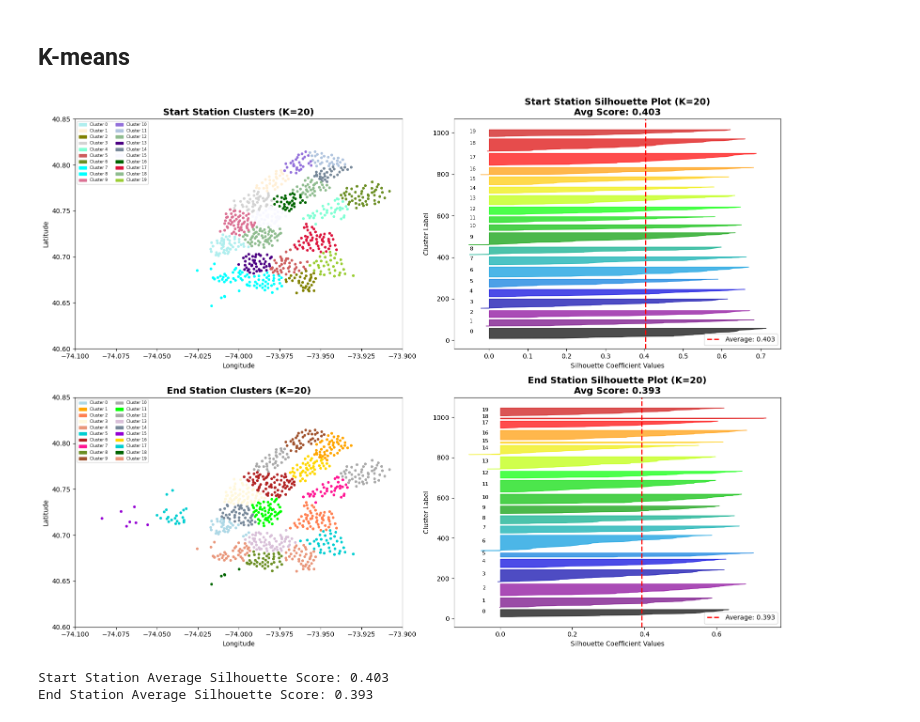
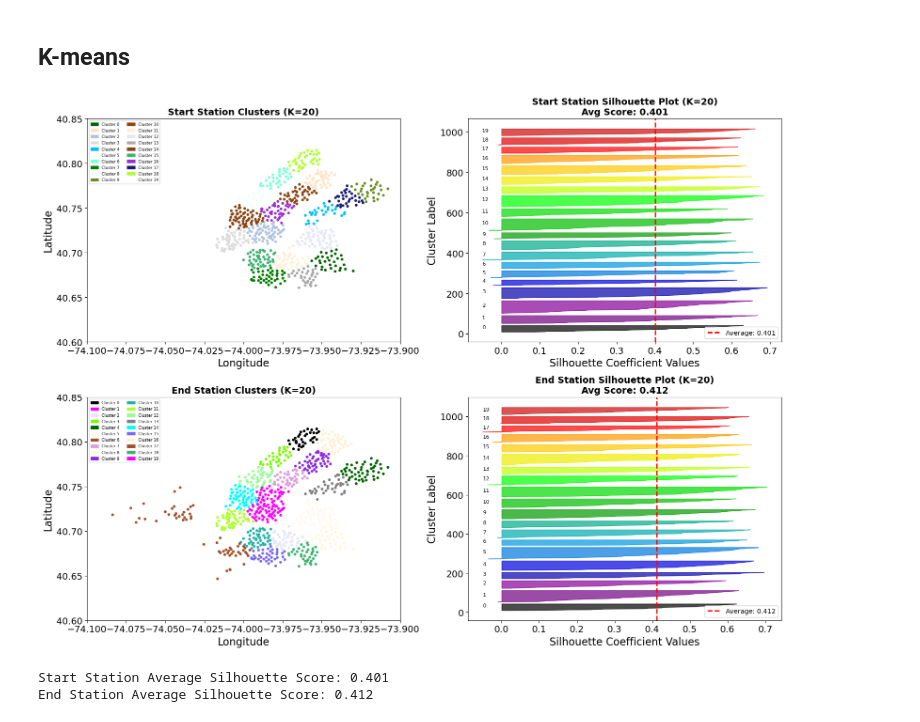
Before and after one commit to katrinemariepedersen/Business_analytics_project, a Jupyter notebook: Load_of_dat.ipynb, the cells around one changed output. Saved outputs shown, nothing was run; the diff lists cells and outputs as text; code cells hidden in the pictures.

```diff
--- a/Load_of_dat.ipynb
+++ b/Load_of_dat.ipynb
@@ -483,15 +436,18 @@ import random
 
 K=20
 
-# Fit K-means for start stations
-k_start=KMeans(K)
-k_start.fit(start_station_df)
+# Initialize K-means models
+k_start=KMeans(K, random_state=42, n_init=30)
+k_end=KMeans(K, random_state=42, n_init=30)
+
+# k_start.fit(start_station_df)
+# k_end.fit(end_station_df)
+
+
+# Fit K-means
 dt_clusters_start=start_station_df.copy()
 dt_clusters_start['cluster']=k_start.fit_predict(start_station_df)
 
-# Fit K-means for end stations
-k_end=KMeans(K)
-k_end.fit(end_station_df)
 dt_clusters_end=end_station_df.copy()
 dt_clusters_end['cluster']=k_end.fit_predict(end_station_df)
 
@@ -585,33 +541,43 @@ ax3.set_ylabel('Latitude')
 legend_patches_end = [Patch(color=cluster_colors_end[i], label=f"Cluster {i}") for i in range(K)]
 ax3.legend(handles=legend_patches_end, loc='upper left', fontsize=6, ncol=2)
 
 # Plot 4: End Station Silhouette Plot
 ax4 = axes[1, 1]
 y_lower = 10
 for i in range(K):
     ith_cluster_silhouette_values = sample_silhouette_values_end[k_end.labels_ == i]
     ith_cluster_silhouette_values.sort()
     size_cluster_i = ith_cluster_silhouette_values.shape[0]
     y_upper = y_lower + size_cluster_i
     color = cm.nipy_spectral(float(i) / K)
     ax4.fill_betweenx(np.arange(y_lower, y_upper), 0, ith_cluster_silhouette_values,
                       facecolor=color, edgecolor=color, alpha=0.7)
     ax4.text(-0.05, y_lower + 0.5 * size_cluster_i, str(i), fontsize=8)
     y_lower = y_upper + 10
 ax4.set_title(f"End Station Silhouette Plot (K={K})\nAvg Score: {silhouette_avg_end:.3f}",
               fontsize=14, fontweight='bold')
 ax4.set_xlabel("Silhouette Coefficient Values")
 ax4.set_ylabel("Cluster Label")
 ax4.axvline(x=silhouette_avg_end, color="red", linestyle="--", linewidth=2,
             label=f"Average: {silhouette_avg_end:.3f}")
 ax4.legend()
 
+label_font_size = 16
+tick_font_size = 14
+legend_font_size = 14
+
+for ax in [ax1, ax2, ax3, ax4]:
+    ax.tick_params(labelsize=tick_font_size)
+    ax.xaxis.label.set_fontsize(label_font_size)
+    ax.yaxis.label.set_fontsize(label_font_size)
+
+
 plt.tight_layout()
 plt.show()
 
 print(f"Start Station Average Silhouette Score: {silhouette_avg_start:.3f}")
 print(f"End Station Average Silhouette Score: {silhouette_avg_end:.3f}")
 # %% [output]
-[figure, old version]
+[figure, new version]
-Start Station Average Silhouette Score: 0.403
-End Station Average Silhouette Score: 0.393
+Start Station Average Silhouette Score: 0.401
+End Station Average Silhouette Score: 0.412
```
Also changed, not shown: parts of 23 cells of this notebook.
